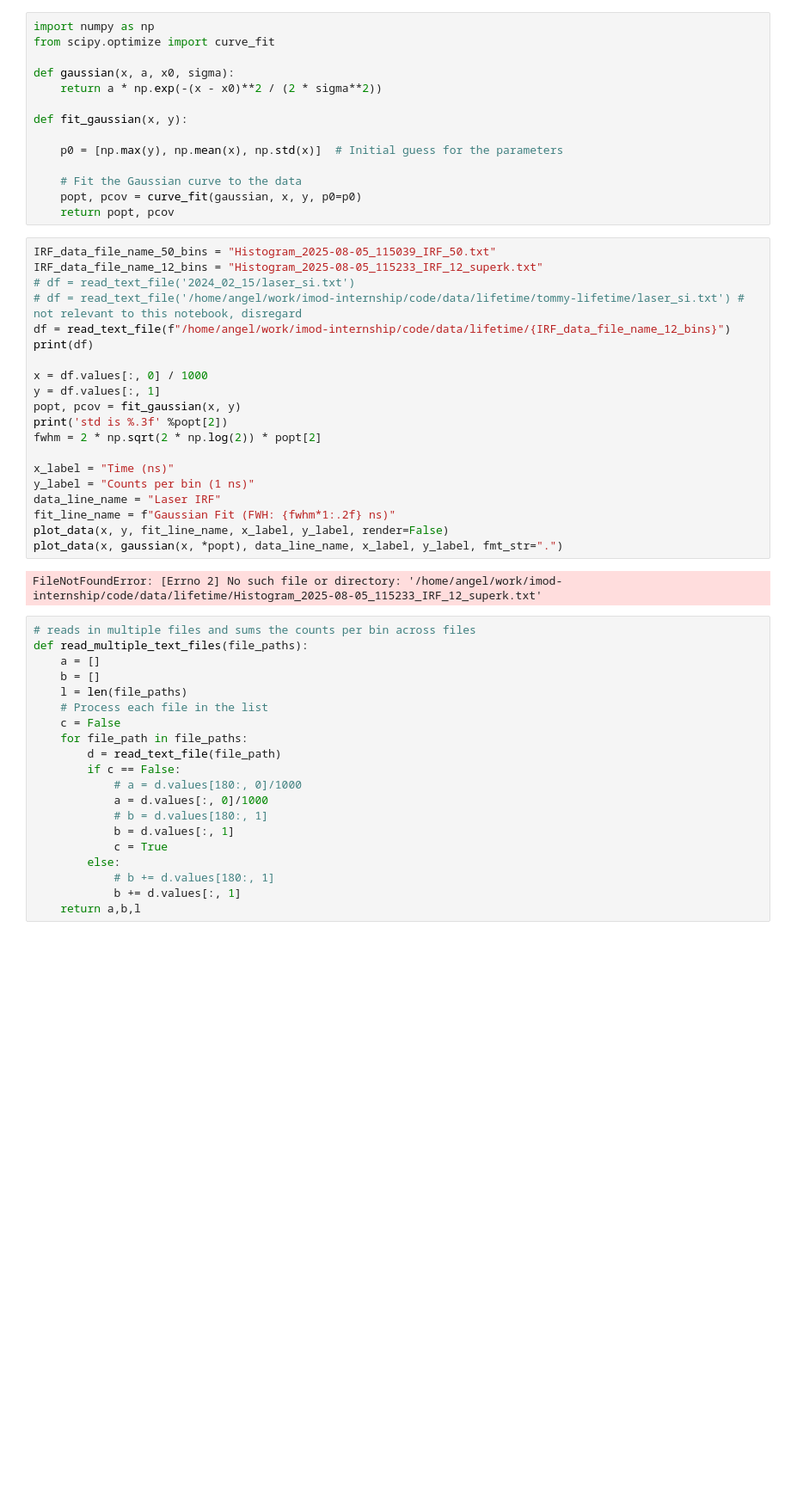
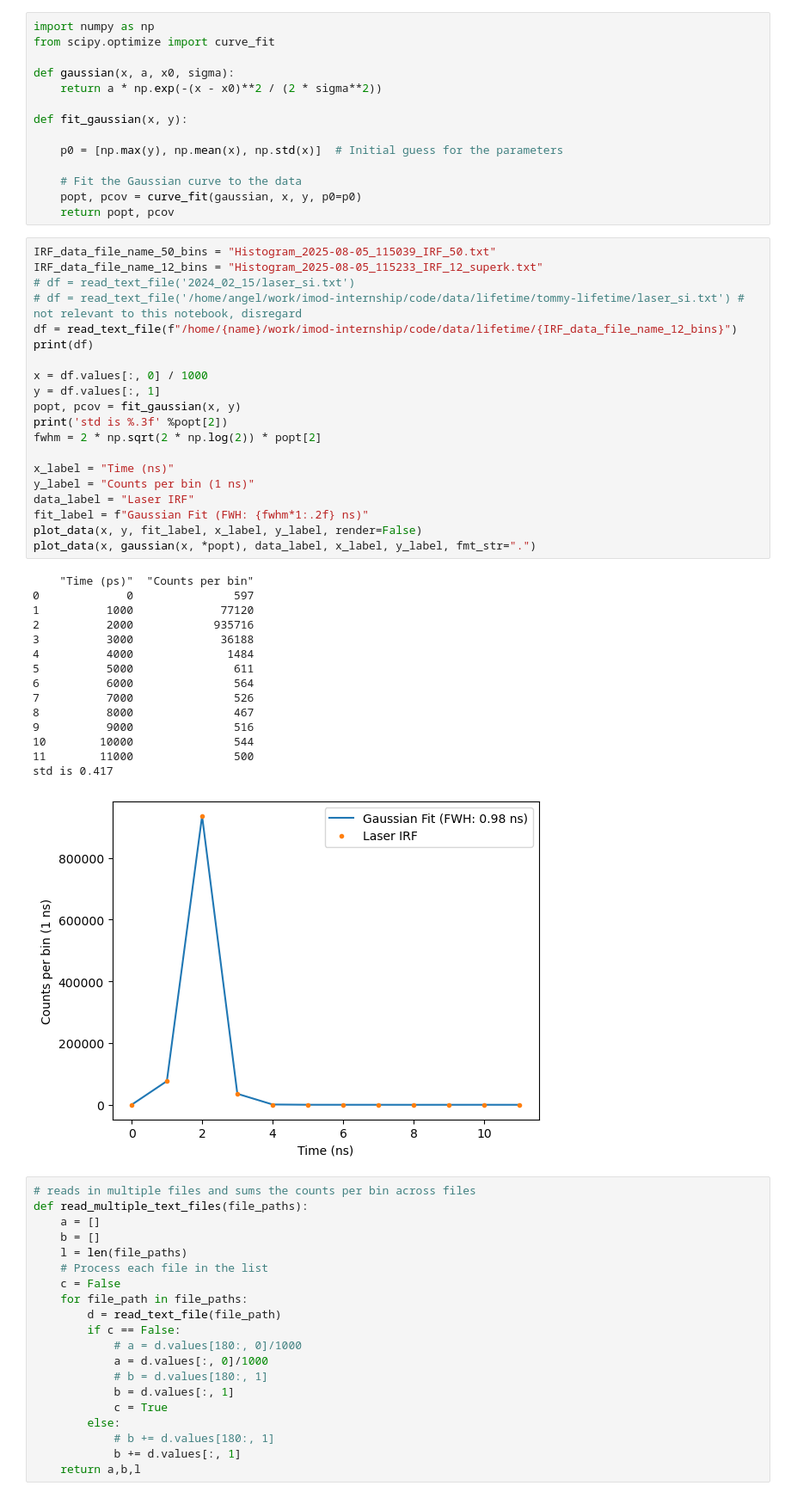
Before and after one commit to UW-Quantum-Defect-Lab/qdmodel, a Jupyter notebook: qdanalysis/timetagger_analysis/lifetimeanalysis.ipynb, the cells around one changed output. Shown at 86% size. Drawn from its saved outputs; the diff is of its cells as text; blank space fills up the shorter version.

Commit message:
updated nv lifetime code

```diff
--- a/qdanalysis/timetagger_analysis/lifetimeanalysis.ipynb
+++ b/qdanalysis/timetagger_analysis/lifetimeanalysis.ipynb
@@ -58,25 +60,39 @@ def fit_gaussian(x, y):
 # %%
 IRF_data_file_name_50_bins = "Histogram_2025-08-05_115039_IRF_50.txt"
 IRF_data_file_name_12_bins = "Histogram_2025-08-05_115233_IRF_12_superk.txt"
 # df = read_text_file('2024_02_15/laser_si.txt')
 # df = read_text_file('/home/angel/work/imod-internship/code/data/lifetime/tommy-lifetime/laser_si.txt') # not relevant to this notebook, disregard
-df = read_text_file(f"/home/angel/work/imod-internship/code/data/lifetime/{IRF_data_file_name_12_bins}")
+df = read_text_file(f"/home/{name}/work/imod-internship/code/data/lifetime/{IRF_data_file_name_12_bins}")
 print(df)
 
 x = df.values[:, 0] / 1000
 y = df.values[:, 1]
 popt, pcov = fit_gaussian(x, y)
 print('std is %.3f' %popt[2])
 fwhm = 2 * np.sqrt(2 * np.log(2)) * popt[2]
 
 x_label = "Time (ns)"
 y_label = "Counts per bin (1 ns)"
-data_line_name = "Laser IRF"
-fit_line_name = f"Gaussian Fit (FWH: {fwhm*1:.2f} ns)"
-plot_data(x, y, fit_line_name, x_label, y_label, render=False)
-plot_data(x, gaussian(x, *popt), data_line_name, x_label, y_label, fmt_str=".")
+data_label = "Laser IRF"
+fit_label = f"Gaussian Fit (FWH: {fwhm*1:.2f} ns)"
+plot_data(x, y, fit_label, x_label, y_label, render=False)
+plot_data(x, gaussian(x, *popt), data_label, x_label, y_label, fmt_str=".")
 # %% [output]
-FileNotFoundError: [Errno 2] No such file or directory: '/home/angel/work/imod-internship/code/data/lifetime/Histogram_2025-08-05_115233_IRF_12_superk.txt'
+    "Time (ps)"  "Counts per bin"
+0             0               597
+1          1000             77120
+2          2000            935716
+3          3000             36188
+4          4000              1484
+5          5000               611
+6          6000               564
+7          7000               526
+8          8000               467
+9          9000               516
+10        10000               544
+11        11000               500
+std is 0.417
+[figure, added]
 # %%
 # reads in multiple files and sums the counts per bin across files
 def read_multiple_text_files(file_paths):
```
Also changed, not shown: parts of 9 cells of this notebook.
